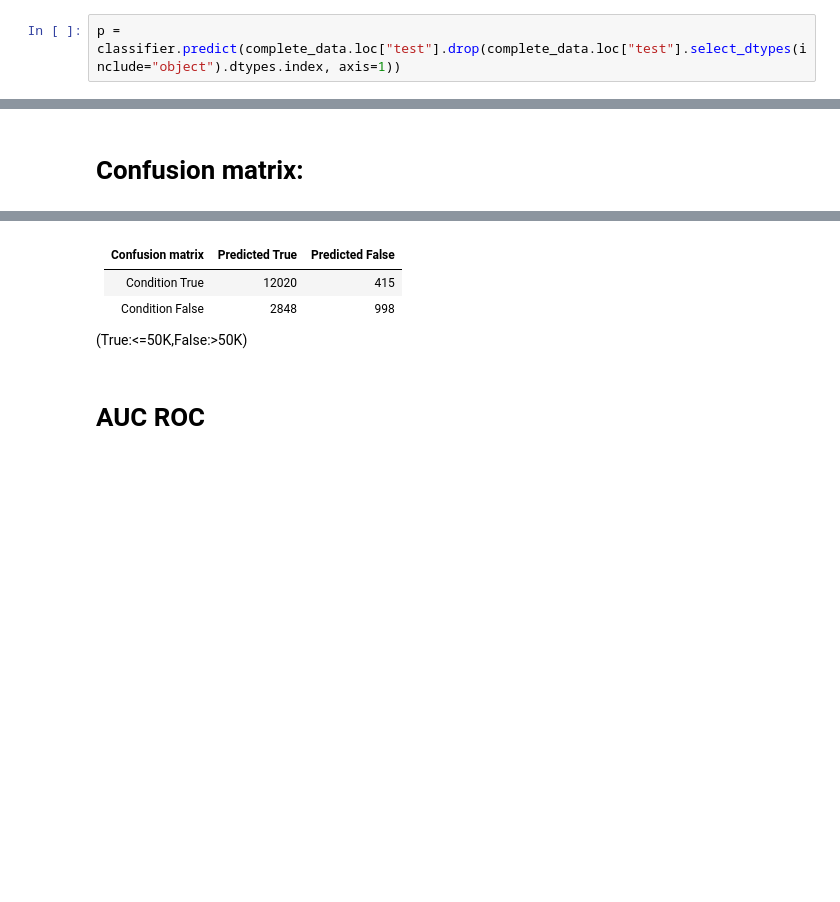
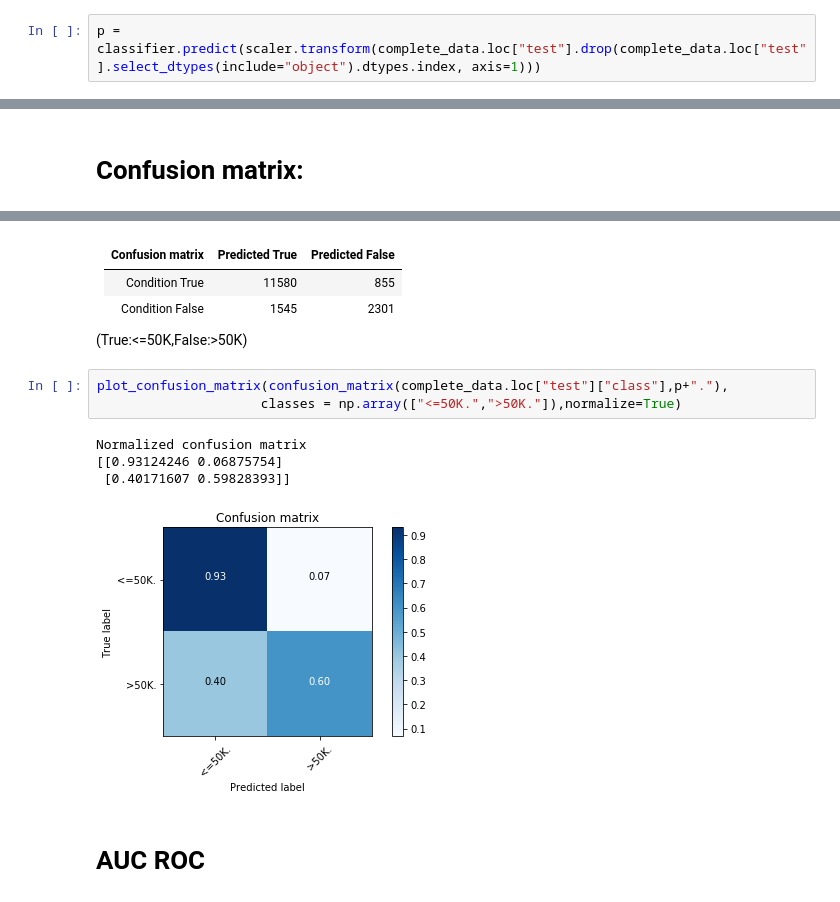
Before and after one commit to Barcavin/aunalytics, a Jupyter notebook: Logistic.ipynb, the cells around one changed output, grey strips where cells are left out. Saved outputs shown, nothing was run; the diff lists cells and outputs as text; blank space fills up the shorter version.

```diff
--- a/Logistic.ipynb
+++ b/Logistic.ipynb
@@ -15,4 +20,4 @@ LogisticRegression(C=1.0, class_weight=None, dual=False, fit_intercept=True,
           verbose=0, warm_start=False)
 # %%
-p = classifier.predict(complete_data.loc["test"].drop(complete_data.loc["test"].select_dtypes(include="object").dtypes.index, axis=1))
+p = classifier.predict(scaler.transform(complete_data.loc["test"].drop(complete_data.loc["test"].select_dtypes(include="object").dtypes.index, axis=1)))
 # %%
@@ -44,10 +49,18 @@ Counter({' <=50K.': 12435, ' >50K.': 3846})
 # %% [markdown]
 |Confusion matrix| Predicted True| Predicted False|
 |---------|-------|------|
-|Condition True|12020 |415|
-|Condition False|2848 | 998|
+|Condition True|11580 |855|
+|Condition False|1545 | 2301|
 
 (True:<=50K,False:>50K)
+# %%
+plot_confusion_matrix(confusion_matrix(complete_data.loc["test"]["class"],p+"."),
+                     classes = np.array(["<=50K.",">50K."]),normalize=True)
+# %% [output]
+Normalized confusion matrix
+[[0.93124246 0.06875754]
+ [0.40171607 0.59828393]]
+[figure, added]
 # %% [markdown]
 # AUC ROC
 # %%
```
Also changed, not shown: parts of 8 cells of this notebook, 2 other files.
